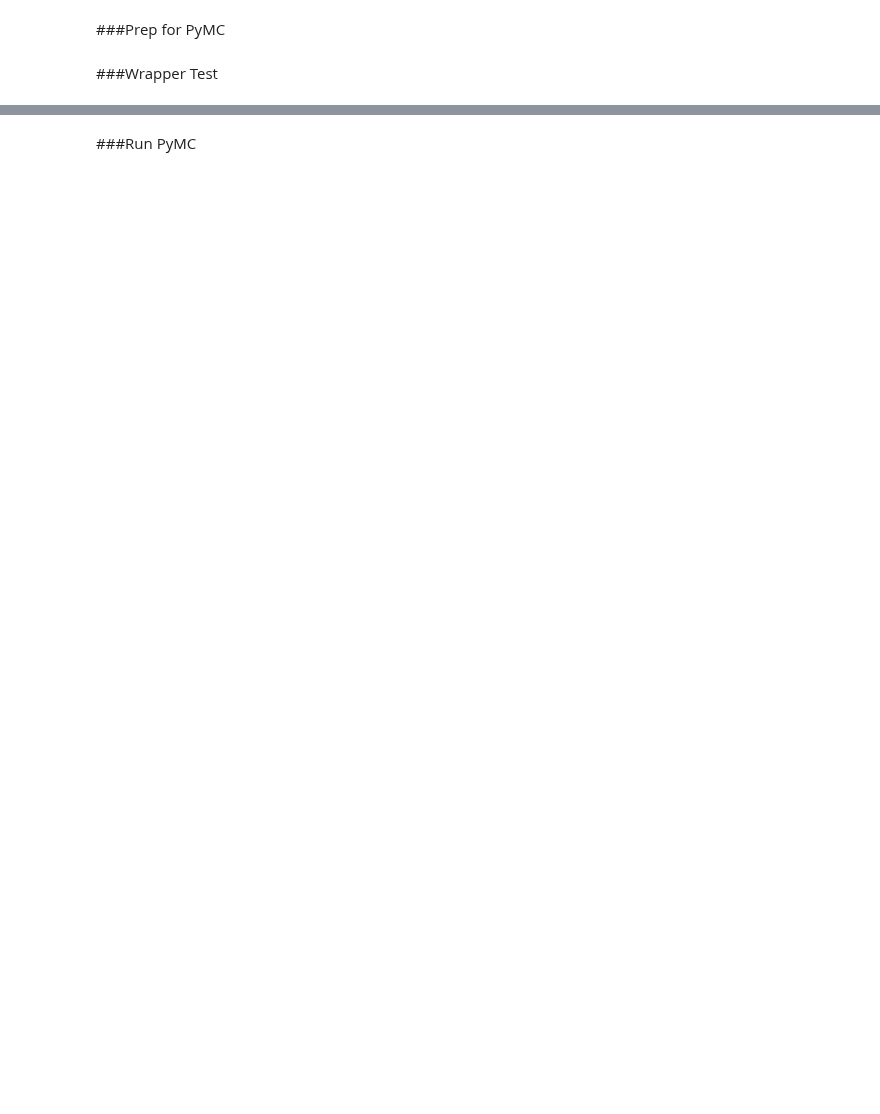
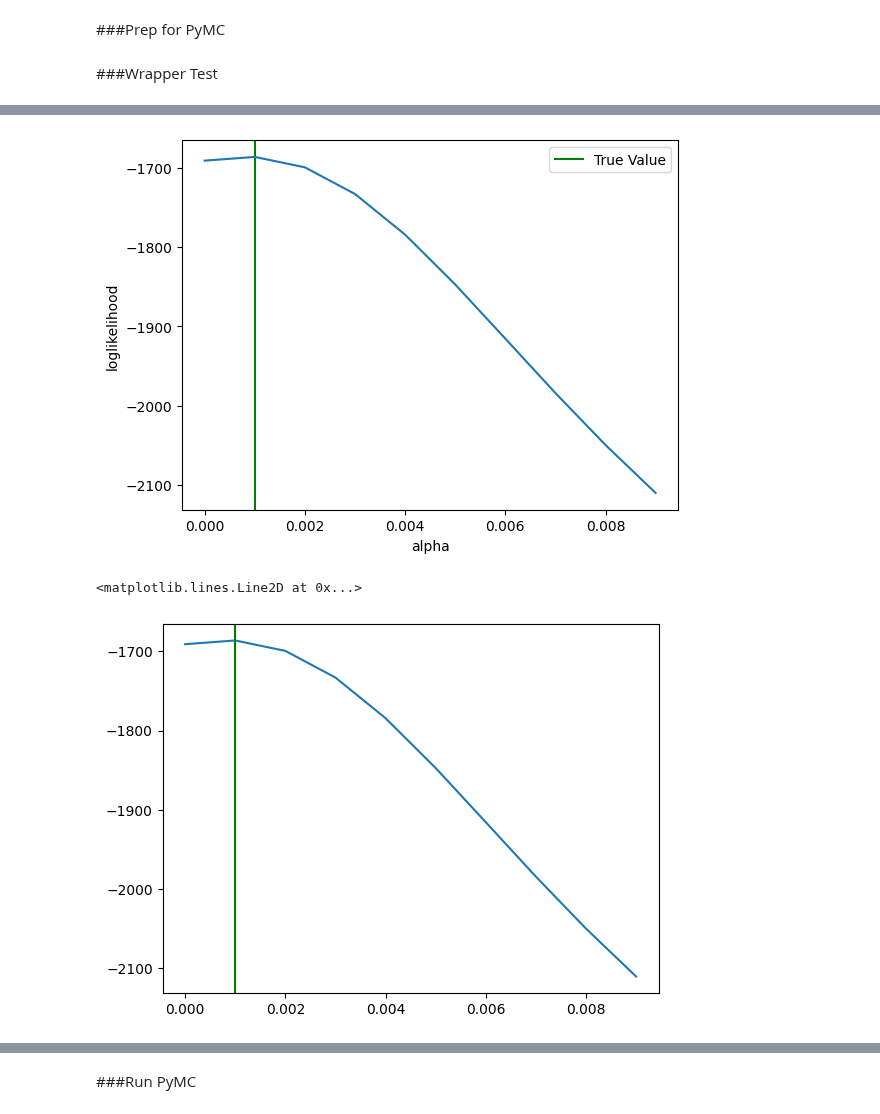
Before and after one commit to TheLemonPig/RL-SSM, a Jupyter notebook: rlwm_testing.ipynb, the cells around one changed output, grey strips where cells are left out. Cells and saved outputs as stored; diff of their text form; code cells hidden in the pictures; blank space fills up the shorter version.

```diff
--- a/rlwm_testing.ipynb
+++ b/rlwm_testing.ipynb
@@ -671,13 +680,13 @@ df
 # %%
-# max_trials = df[['subj_idx','block_num']].value_counts().max()
-max_trials = 90
+max_trials = df[['subj_idx','block_num']].value_counts().max()
+# max_trials = 90
 max_stimuli = int(df['stim'].max()) + 1
-n_participants = 2
-# n_participants = df['subj_idx'].max() + 1
+#n_participants = 2
+n_participants = len(df['subj_idx'].unique())
 # n_choices = int(df['response'].max()) + 1
 n_choices = 3
 #n_blocks = 1
-n_blocks = int(df['block_num'].max()) + 1
+n_blocks = len(df['block_num'].unique())
 
 
 shape = (n_participants, n_blocks, max_trials, n_choices, max_stimuli)
@@ -877,6 +929,6 @@ def RLWM_LL(params, subj_data, num_actions, C, beta):
 # %%
-pA_ = np.ones(padded_ohe_df.shape[0]).flatten() * 0.1
-pB_ = np.ones(padded_ohe_df.shape[0]).flatten() * 1.0
+pA_ = np.ones(padded_ohe_df.shape[0]).flatten() * 0.001
+pB_ = np.ones(padded_ohe_df.shape[0]).flatten() * 100.0
 pC_ = np.ones(padded_ohe_df.shape[0]).flatten() * 3.0
 pE_ = np.ones(padded_ohe_df.shape[0]).flatten() * 0.01
 pG_ = np.ones(padded_ohe_df.shape[0]).flatten() * 0.7
@@ -901,15 +963,30 @@ ll
 # %%
-n_steps = 100
+n_steps = 10
 lower = 0
 upper = 0.01
 steps = np.arange(lower,upper,(upper-lower)/n_steps)
-lls = np.zeros((n_steps,))
+pytensor_ll = np.zeros((n_steps,))
+python_ll = np.zeros((n_steps,))
+#ll1 = np.zeros((n_steps,))
+#ll2 = np.zeros((n_steps,))
+pA_temp = np.ones(padded_ohe_df.shape[0]).flatten() * 1.0
 for i, step in enumerate(steps):
-    lls[i] = my_rlwm_hdll_func(pA_*step, pB_, pC_, pE_, pG_, pP_, pR_, choices_, rewards_, set_sizes_).sum()
+    for subj_idx in df['subj_idx'].unique():
+        python_ll[i] += RLWM_LL((1.0*step, pP_[0], pR_[0], pG_[0], pE_[0]), PR_data.loc[PR_data['subj_idx']==subj_idx], 3, 3, pB_[0])
+    pytensor_ll[i] = my_rlwm_hdll_func(pA_temp*step, pB_, pC_, pE_, pG_, pP_, pR_, choices_, rewards_, set_sizes_).sum()
 
 plt.xlabel('alpha')
 plt.ylabel('loglikelihood')
 plt.axvline(x=0.001, color='g', linestyle='-', label='True Value')
-#plt.axvline(x=6, color='r', linestyle='--', label='Maximum Number of Stimuli')
 plt.legend()
-plt.plot(steps,lls)
+plt.plot(steps,pytensor_ll)
+plt.show()
+plt.xlabel('alpha')
+plt.ylabel('loglikelihood')
+plt.axvline(x=0.001, color='g', linestyle='-', label='True Value')
+plt.legend()
+plt.plot(steps,python_ll)
+# %% [output]
+[figure, added]
+<matplotlib.lines.Line2D at 0x...>
+[figure, added]
```
Also changed, not shown: parts of 20 cells of this notebook.
